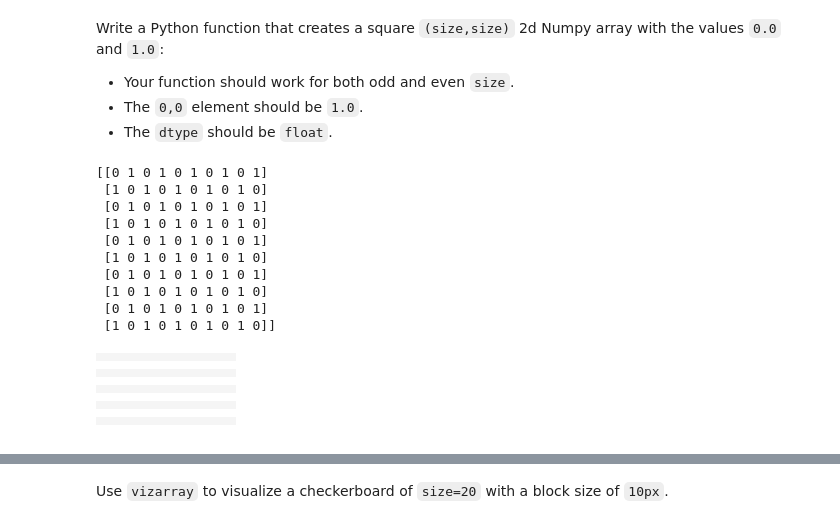
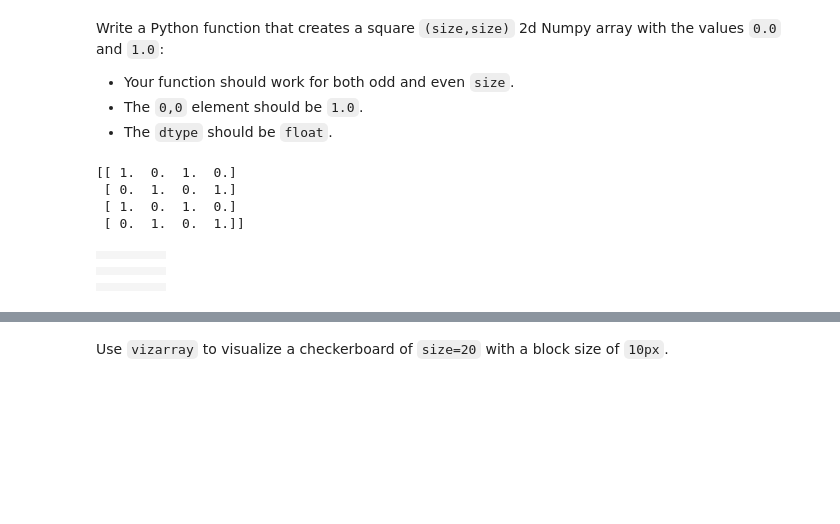
Before and after one commit to sraejones/phys202-2015-work, a Jupyter notebook: assignments/assignment03/NumpyEx01.ipynb, the cells around one changed output, grey strips where cells are left out. Drawn from its saved outputs; the diff is of its cells as text; code cells hidden in the pictures; blank space fills up the shorter version.

```diff
--- a/assignments/assignment03/NumpyEx01.ipynb
+++ b/assignments/assignment03/NumpyEx01.ipynb
@@ -23,61 +23,28 @@ Write a Python function that creates a square `(size,size)` 2d Numpy array with
 * The `dtype` should be `float`.
 # %%
 va.enable()
-# %%
-def checkerboard(size):
-    # if size is even
-    if size %2 == 0:
-        # if the row is odd produce the pattern 0,1 then repeate half as many times as size
-        odd = (size/2) * [0,1]
-        # if the row is even produce the pattern 1,0 then repeate half as many times as size
-        even = (size/2) * [1,0]
-        #stack the odd and even rows on top of each other and put in to array that is (size,size)
-        board = np.row_stack((size/2)/1*(odd, even))
-
-    # if size is odd and 5 or larger
-    elif size >4 and size %2 == 1:
-        # if the row is odd produce the pattern 0,1 then repeate half as many times as size - 1 than add a 0 at the end
-        odd = ((size/2)) * [0,1] +[0]
-        # if the row is even produce the pattern 1,0 then repeate half as many times as size - 1 than add a 1 at the end
-        even = ((size/2)) * [1,0] + [1]
-        #stack the odd and even rows on top of each other and put in to array that is (size-1, size)
-        x_board = np.row_stack((size/2)/1*(odd, even))
-        # if the row is odd produce the pattern 0,1 then repeate half as many times as size - 1 than add a 0 at the end
-        x_odd = ((size/2)) * [0,1] +[0]
-         #stack the board x_odd row producing an array that is (size,size)
-        board = np.row_stack((size/4)/1*(x_board, x_odd))
-    elif size == 1:
-        board = [0]
-
-    elif size == 3:
-        odd = [0,1,0]
-        even = [1,0,1]
-        board = np.row_stack((size/3)/1*(odd, even, odd))
-    return board
-
-print checkerboard(10)
-# %% [output]
-[[0 1 0 1 0 1 0 1 0 1]
- [1 0 1 0 1 0 1 0 1 0]
- [0 1 0 1 0 1 0 1 0 1]
- [1 0 1 0 1 0 1 0 1 0]
- [0 1 0 1 0 1 0 1 0 1]
- [1 0 1 0 1 0 1 0 1 0]
- [0 1 0 1 0 1 0 1 0 1]
- [1 0 1 0 1 0 1 0 1 0]
- [0 1 0 1 0 1 0 1 0 1]
- [1 0 1 0 1 0 1 0 1 0]]
+# %%
+def checkerboard(size):
+    k = np.zeros((size,size))
+    for i in range(size):
+        if size %2 == 0:
+            k[i,i%2:size:2] = 1.0
+        elif size %2 == 1:
+            k[i,i%2:size+1:2] = 1.0
+    return k
+
+print checkerboard(4)
+# %% [output]
+[[ 1.  0.  1.  0.]
+ [ 0.  1.  0.  1.]
+ [ 1.  0.  1.  0.]
+ [ 0.  1.  0.  1.]]
 # %%
-va.vizarray(checkerboard(10))
+va.vizarray(checkerboard(5))
 # %% [output]
-|  |  |  |  |  |  |  |  |  |  |
-|  |  |  |  |  |  |  |  |  |  |
-|  |  |  |  |  |  |  |  |  |  |
-|  |  |  |  |  |  |  |  |  |  |
-|  |  |  |  |  |  |  |  |  |  |
-|  |  |  |  |  |  |  |  |  |  |
-|  |  |  |  |  |  |  |  |  |  |
-|  |  |  |  |  |  |  |  |  |  |
-|  |  |  |  |  |  |  |  |  |  |
-|  |  |  |  |  |  |  |  |  |  |
+|  |  |  |  |  |
+|  |  |  |  |  |
+|  |  |  |  |  |
+|  |  |  |  |  |
+|  |  |  |  |  |
 # %%
```
Also changed, not shown: parts of 3 cells of this notebook, 23 other files.
